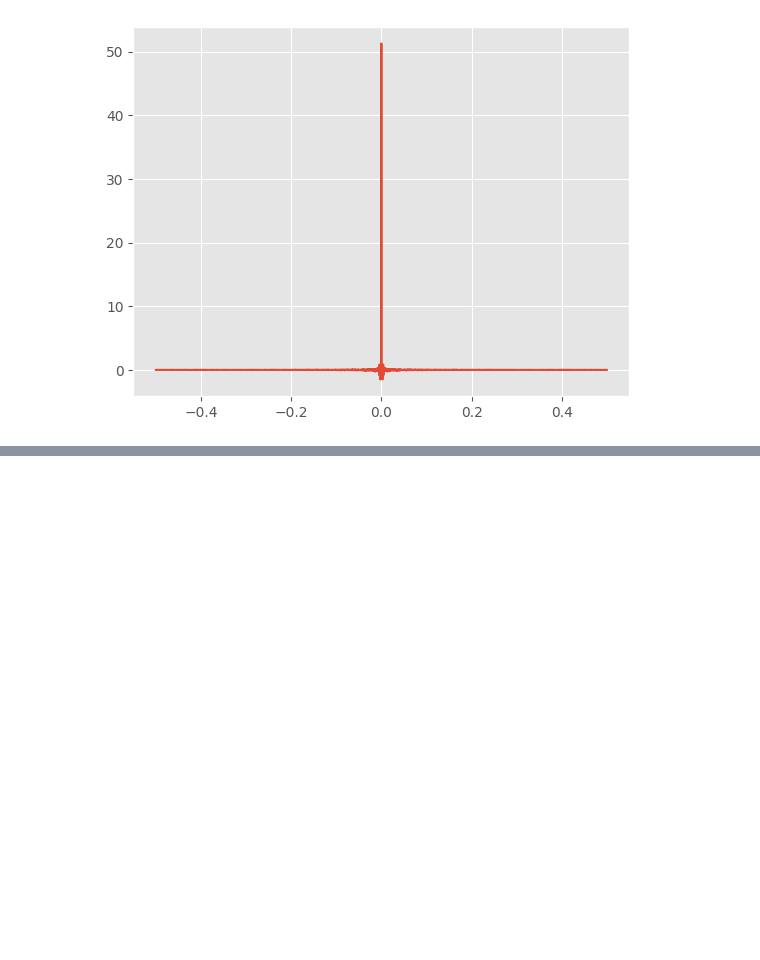
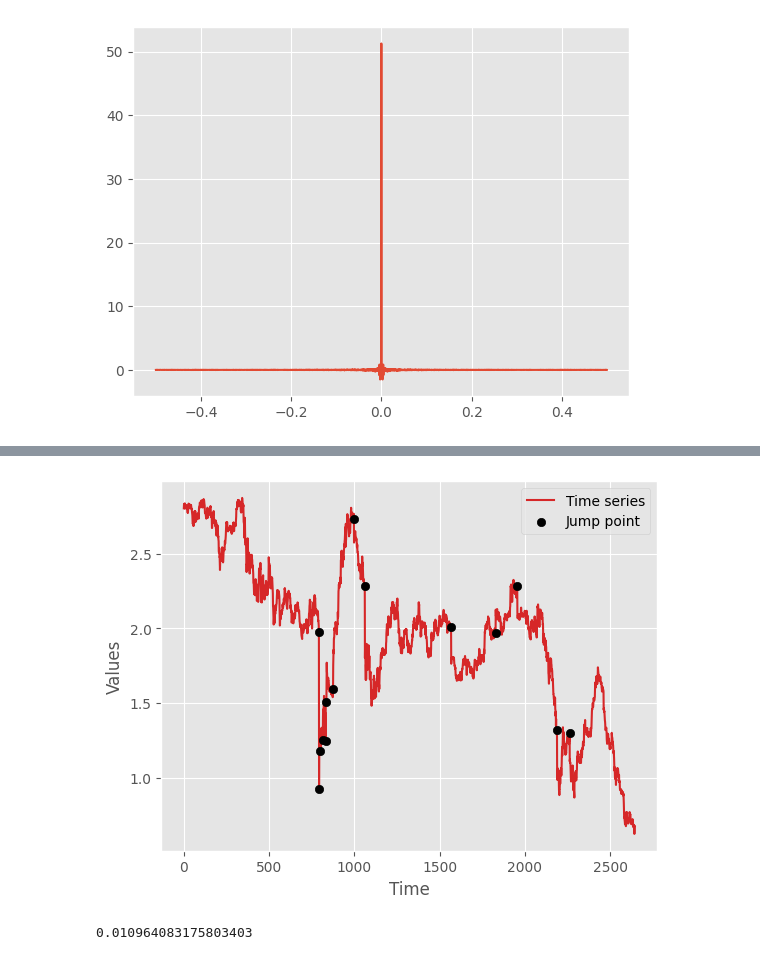
Before and after one commit to kirillzx/JDFlow, a Jupyter notebook: diffusion_model.ipynb, the cells around one changed output, grey strips where cells are left out. Saved outputs shown, nothing was run; the diff lists cells and outputs as text; code cells hidden in the pictures; blank space fills up the shorter version.

```diff
--- a/diffusion_model.ipynb
+++ b/diffusion_model.ipynb
@@ -170,0 +183,16 @@ plt.show()
+# %%
+idx_jumps = np.where(jumps > 0.15)[0]
+# %%
+plt.plot(data, color='tab:red', label='Time series')
+plt.scatter(idx_jumps, data[idx_jumps], color='black', zorder=2, label='Jump point')
+
+plt.legend()
+plt.xlabel('Time')
+plt.ylabel('Values')
+plt.show()
+# %% [output]
+[figure, added]
+# %%
+len(idx_jumps)/len(data)
+# %% [output]
+0.010964083175803403
```
Also changed, not shown: parts of 12 cells of this notebook.
